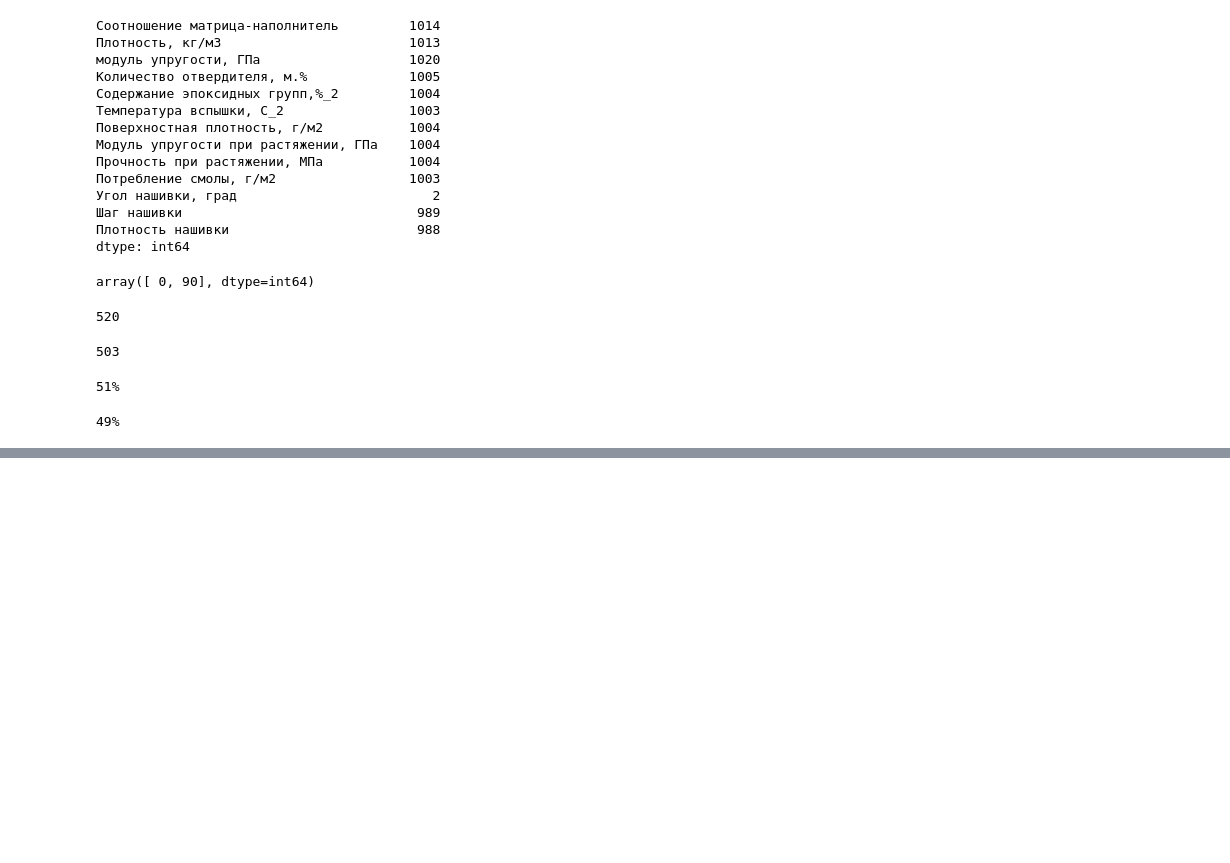
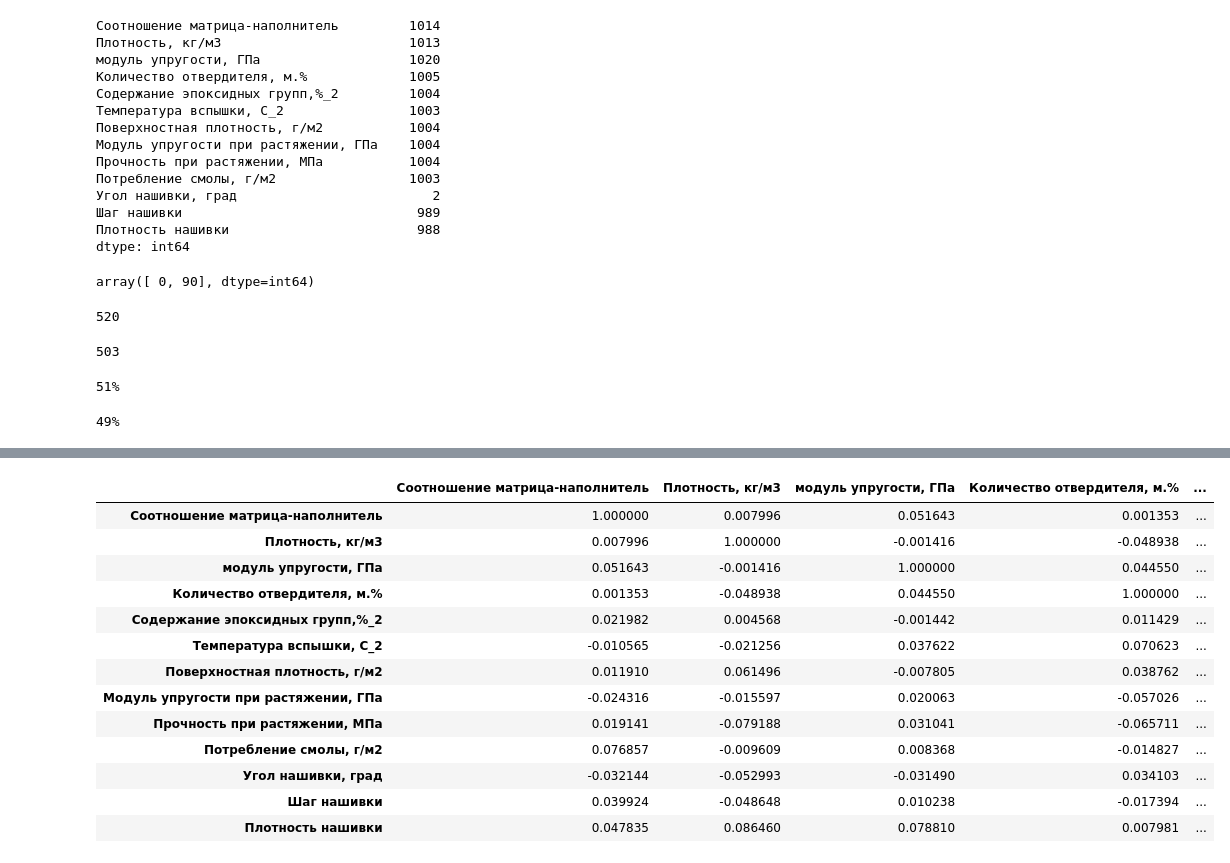
Before and after one commit to siberiashaman/kompo, a Jupyter notebook: komposit.ipynb, the cells around one changed output, grey strips where cells are left out. Cells and saved outputs as stored; diff of their text form; code cells hidden in the pictures; blank space fills up the shorter version.

```diff
--- a/komposit.ipynb
+++ b/komposit.ipynb
@@ -187,0 +245,10 @@ for column_name in column_names:
+# %%
+#удаляем выбросы
+for i in column_drop:
+    q75, q25 = np.percentile(df.loc[:,i], [75,25])
+    intr_qr = q75 - q25
+    max = q75 + (1.5 * intr_qr)
+    min = q25 - (1.5 * intr_qr)
+    df.loc[df[i] < min, i] = np.nan
+    df.loc[df[i] > max, i] = np.nan
+df = df.dropna(axis=0)
@@ -187,0 +308,10 @@ for column_name in column_names:
+# %%
+#ещё раз удаляем выбросы
+for i in column_drop:
+    q75, q25 = np.percentile(df.loc[:,i], [75,25])
+    intr_qr = q75 - q25
+    max = q75 + (1.5 * intr_qr)
+    min = q25 - (1.5 * intr_qr)
+    df.loc[df[i] < min, i] = np.nan
+    df.loc[df[i] > max, i] = np.nan
+df = df.dropna(axis=0)
@@ -187,0 +352,10 @@ for column_name in column_names:
+# %%
+#ещё раз удаляем выбросы
+for i in column_drop:
+    q75, q25 = np.percentile(df.loc[:,i], [75,25])
+    intr_qr = q75 - q25
+    max = q75 + (1.5 * intr_qr)
+    min = q25 - (1.5 * intr_qr)
+    df.loc[df[i] < min, i] = np.nan
+    df.loc[df[i] > max, i] = np.nan
+df = df.dropna(axis=0)
@@ -187,0 +408,8 @@ for column_name in column_names:
+# %%
+scaler = preprocessing.MinMaxScaler()
+
+names = df.columns
+d = scaler.fit_transform(df)
+
+scaled_df = pd.DataFrame(d, columns=names)
+scaled_df.describe()
@@ -187,0 +426,18 @@ for column_name in column_names:
+# %%
+#Рассмотрим второй вариант корреляции между параметрами после нормализации (второй вариант)
+scaled_df[scaled_df.columns].corr()
+# %% [output]
+|  | Соотношение матрица-наполнитель | Плотность, кг/м3 | модуль упругости, ГПа | Количество отвердителя, м.% | ... |
+| Соотношение матрица-наполнитель | 1.000000 | 0.007996 | 0.051643 | 0.001353 | ... |
+| Плотность, кг/м3 | 0.007996 | 1.000000 | -0.001416 | -0.048938 | ... |
+| модуль упругости, ГПа | 0.051643 | -0.001416 | 1.000000 | 0.044550 | ... |
+| Количество отвердителя, м.% | 0.001353 | -0.048938 | 0.044550 | 1.000000 | ... |
+| Содержание эпоксидных групп,%_2 | 0.021982 | 0.004568 | -0.001442 | 0.011429 | ... |
+| Температура вспышки, С_2 | -0.010565 | -0.021256 | 0.037622 | 0.070623 | ... |
+| Поверхностная плотность, г/м2 | 0.011910 | 0.061496 | -0.007805 | 0.038762 | ... |
+| Модуль упругости при растяжении, ГПа | -0.024316 | -0.015597 | 0.020063 | -0.057026 | ... |
+| Прочность при растяжении, МПа | 0.019141 | -0.079188 | 0.031041 | -0.065711 | ... |
+| Потребление смолы, г/м2 | 0.076857 | -0.009609 | 0.008368 | -0.014827 | ... |
+| Угол нашивки, град | -0.032144 | -0.052993 | -0.031490 | 0.034103 | ... |
+| Шаг нашивки | 0.039924 | -0.048648 | 0.010238 | -0.017394 | ... |
+| Плотность нашивки | 0.047835 | 0.086460 | 0.078810 | 0.007981 | ... |
```
Also changed, not shown: parts of 12 cells of this notebook, 1 other file.
